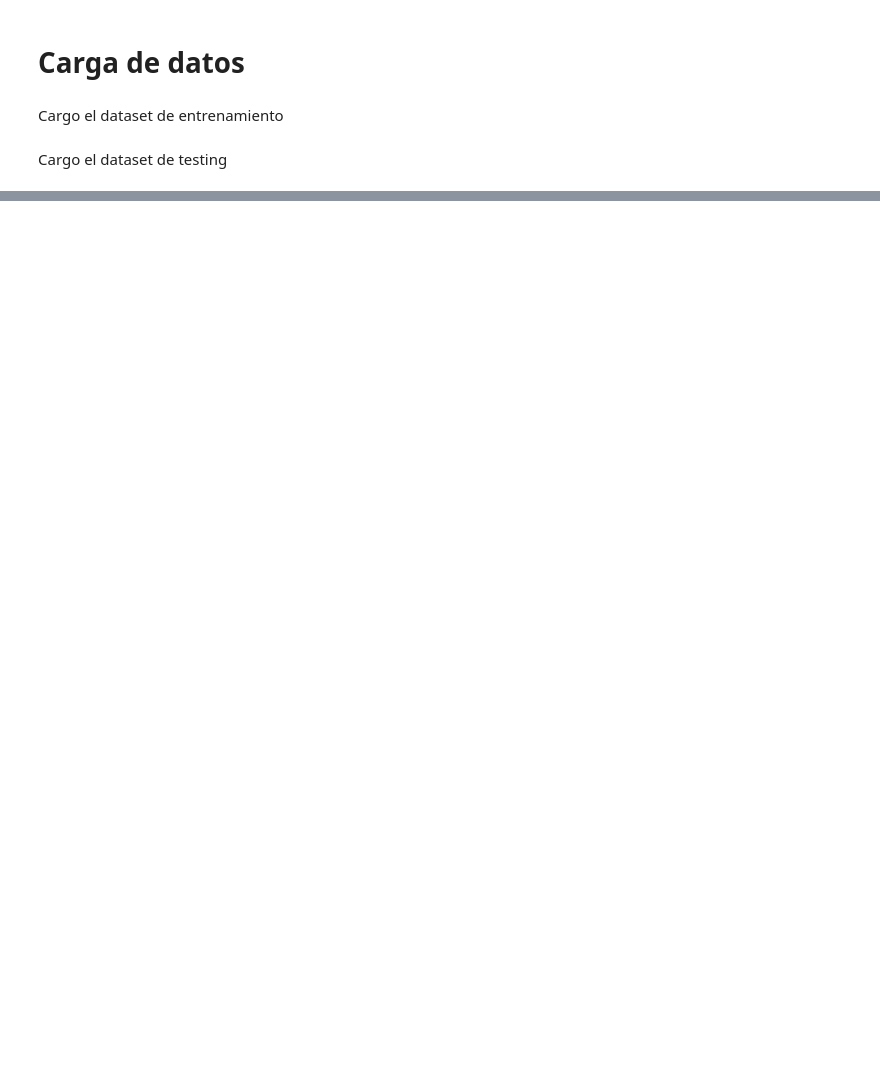
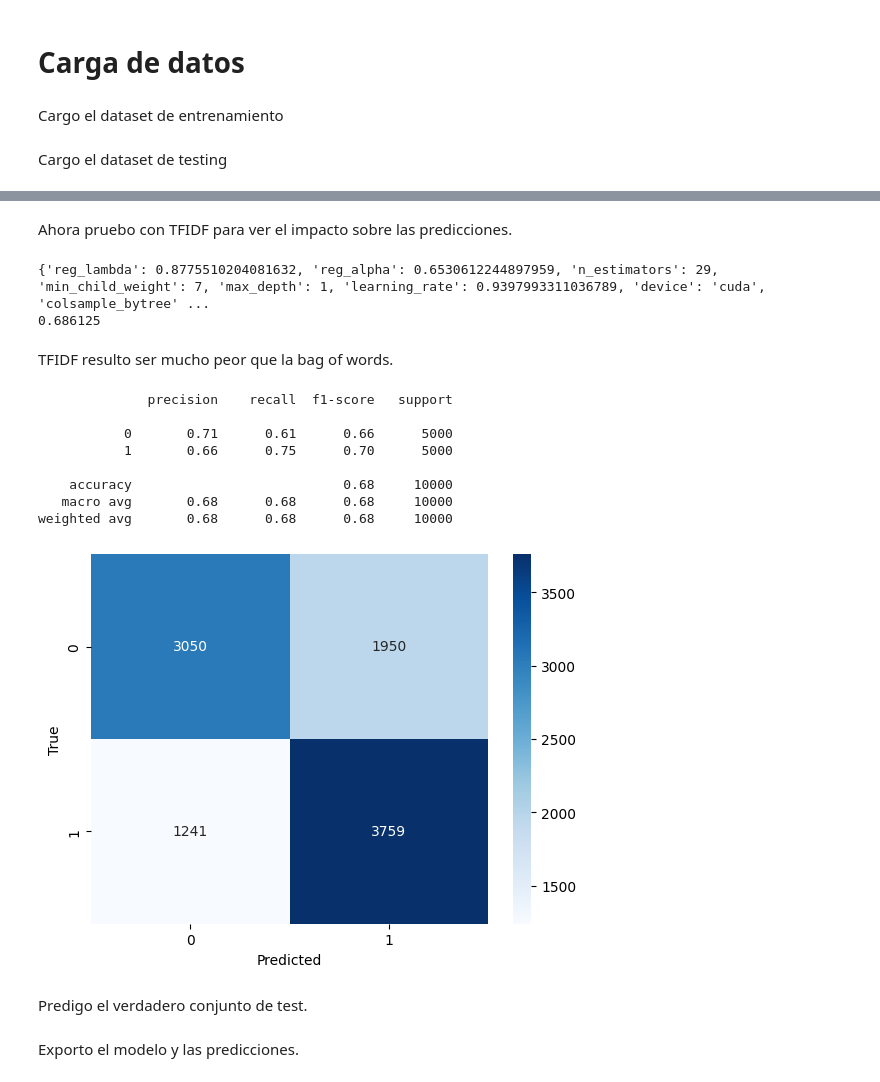
Before and after one commit to regexPattern/fiuba-organizacion-de-datos, a Jupyter notebook: tp2/notebooks/experimentacion/7506R_TP2_GRUPO11_ENTREGA_N2.ipynb, the cells around one changed output, grey strips where cells are left out. Drawn from its saved outputs; the diff is of its cells as text; code cells hidden in the pictures; blank space fills up the shorter version.

```diff
--- a/tp2/notebooks/experimentacion/7506R_TP2_GRUPO11_ENTREGA_N2.ipynb
+++ b/tp2/notebooks/experimentacion/7506R_TP2_GRUPO11_ENTREGA_N2.ipynb
@@ -213,0 +244,52 @@ dump(clf, "naive_bayes_inicial.joblib")
+# %% [markdown]
+Ahora pruebo con TFIDF para ver el impacto sobre las predicciones.
+# %%
+tfidfvec = TfidfVectorizer(preprocessor=limpiar_texto,
+                      tokenizer=tokenizar,
+                      stop_words=stopword_list_tokenized)
+
+X_train_bag = tfidfvec.fit_transform(X_train)
+X_test_bag = tfidfvec.transform(X_test)
+X_real = tfidfvec.transform(df_test["review_es"])
+# %%
+xgb_base = xgb.XGBClassifier(device="cuda")
+
+if exists('xgb_lower_token_stopwords_tfidf.joblib') == False:
+  randomcv = RandomizedSearchCV(xgb_base,
+                                params_grid,
+                                cv=5,
+                                scoring='f1_micro',
+                                n_iter=5,
+                                random_state=13)
+
+  randomcv_prueba = randomcv.fit(X_train_bag, y_train_num)
+
+  print(str(randomcv_prueba.best_params_))
+  print(str(randomcv_prueba.best_score_))
+
+  xgb_model_tfidf = xgb.XGBClassifier()
+  xgb_model_tfidf.set_params(**randomcv_prueba.best_params_)
+else:
+  xgb_model_tfidf = load('xgb_lower_token_stopwords_tfidf.joblib')
+# %% [output]
+{'reg_lambda': 0.8775510204081632, 'reg_alpha': 0.6530612244897959, 'n_estimators': 29, 'min_child_weight': 7, 'max_depth': 1, 'learning_rate': 0.9397993311036789, 'device': 'cuda', 'colsample_bytree' ...
+0.686125
+# %%
+xgb_model_tfidf.fit(X_train_bag, y_train_num)
+y_pred_test_2 = xgb_model_tfidf.predict(X_test_bag)
+# %% [markdown]
+TFIDF resulto ser mucho peor que la bag of words.
+# %%
+metricas(y_pred_test_2, y_test_num)
+# %% [output]
+              precision    recall  f1-score   support
+
+           0       0.71      0.61      0.66      5000
+           1       0.66      0.75      0.70      5000
+
+    accuracy                           0.68     10000
+   macro avg       0.68      0.68      0.68     10000
+weighted avg       0.68      0.68      0.68     10000
+[figure, added]
+# %% [markdown]
+Predigo el verdadero conjunto de test.
@@ -213,0 +300,2 @@ dump(clf, "naive_bayes_inicial.joblib")
+# %% [markdown]
+Exporto el modelo y las predicciones.
```
Also changed, not shown: parts of 175 cells of this notebook, 3 other files.
